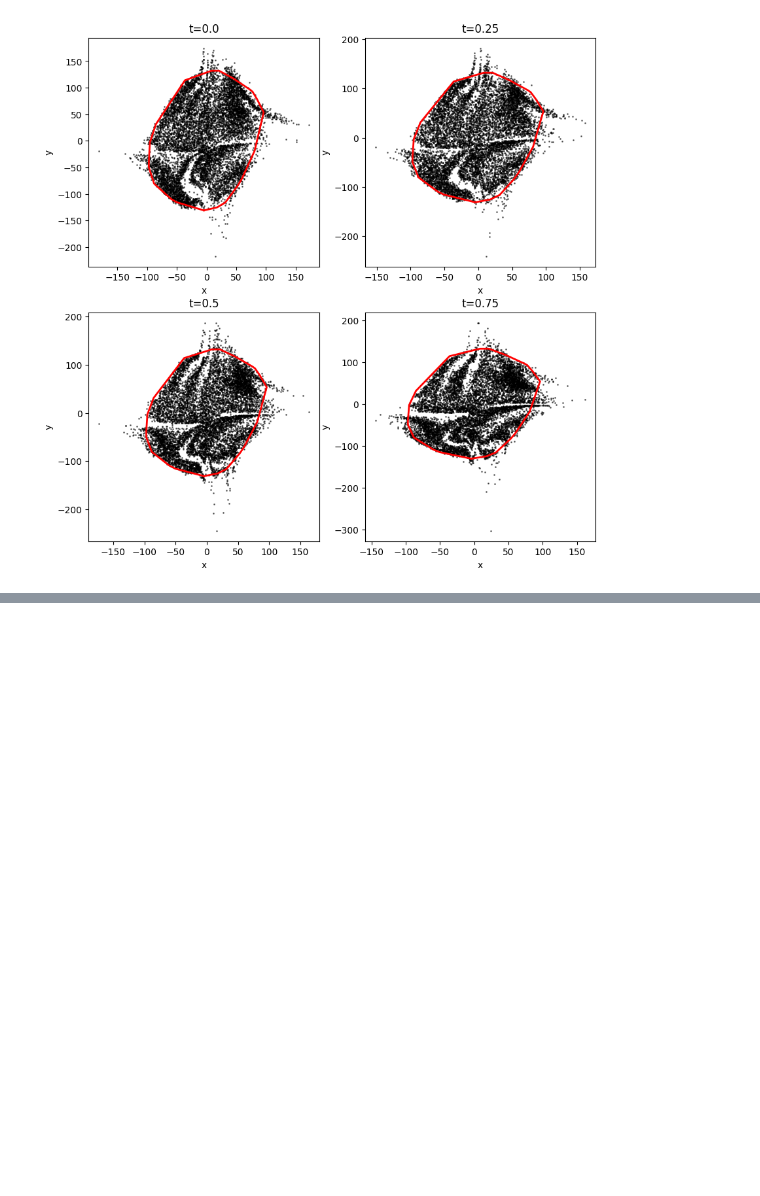
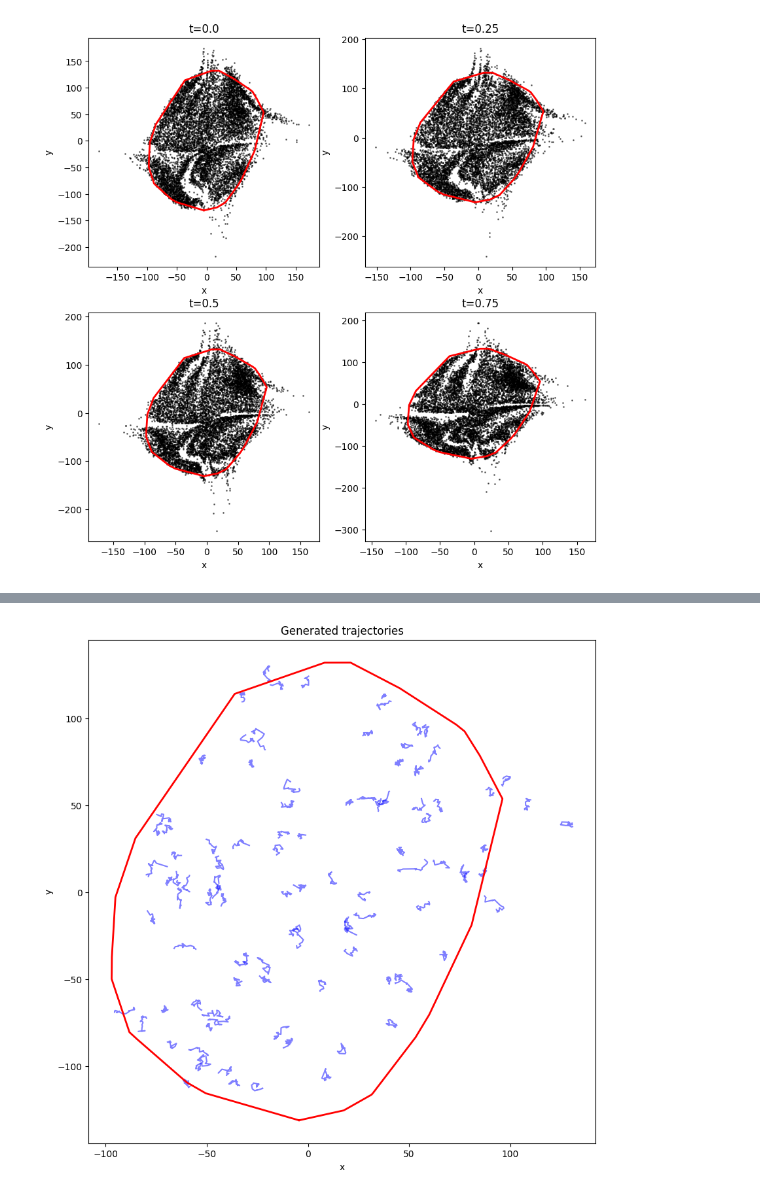
Before and after one commit to mkrishnapraneet/2D-Temporal-normalizing-flows, a Jupyter notebook: TNFwithRealNVP/test2.ipynb, the cells around one changed output, grey strips where cells are left out. Cells and saved outputs as stored; diff of their text form; code cells hidden in the pictures; blank space fills up the shorter version.

```diff
--- a/TNFwithRealNVP/test2.ipynb
+++ b/TNFwithRealNVP/test2.ipynb
@@ -246,0 +217,25 @@ print(randWalkTrajs)
+# %%
+num_traj = 100
+num_frames = 20
+
+# sample num_traj points from the model at t=0
+samples = model.sample(num_traj, t=0).data
+# print(samples.shape)        # (100, 2)
+gen_traj = np.zeros((num_traj, num_frames, 2))
+gen_traj[:, 0, :] = samples
+delta_r = np.zeros(num_traj)       # delta_r sampled from G for each trajectory at each frame
+delta_xy = np.zeros((num_traj, 2)) # delta_x, delta_y for each trajectory at each frame
+
+for i in range(num_frames-1):
+    # sample deltar from the Van Hove function
+    delta_r = np.random.choice(G_pred.shape[1], num_traj, p=G_pred[i, :])*0.02
+    # print(delta_r)
+    # choose a random angle between 0 and 2pi
+    theta = np.random.uniform(0, 2*np.pi, num_traj)
+    delta_xy[:, 0] = delta_r * np.cos(theta)
+    delta_xy[:, 1] = delta_r * np.sin(theta)
+    # print(delta_xy)
+    gen_traj[:, i+1, :] = gen_traj[:, i, :] + delta_xy
+    ############### have to add acceptance probability here ###############
+
+print(gen_traj)
@@ -246,0 +260,12 @@ print(randWalkTrajs)
+# %%
+# scatter plot of the generated trajectories
+plt.figure(figsize=(10,10))
+for i in range(num_traj):
+    plt.plot(gen_traj[i, :, 0], gen_traj[i, :, 1], color='blue', alpha=0.5)
+plt.plot(cell_coords_closed[:,0], cell_coords_closed[:,1], color='red', linestyle='-', linewidth=2)
+plt.xlabel("x")
+plt.ylabel("y")
+plt.title("Generated trajectories")
+plt.show()
+# %% [output]
+[figure, added]
```
Also changed, not shown: parts of 5 cells of this notebook, 1 other file.
